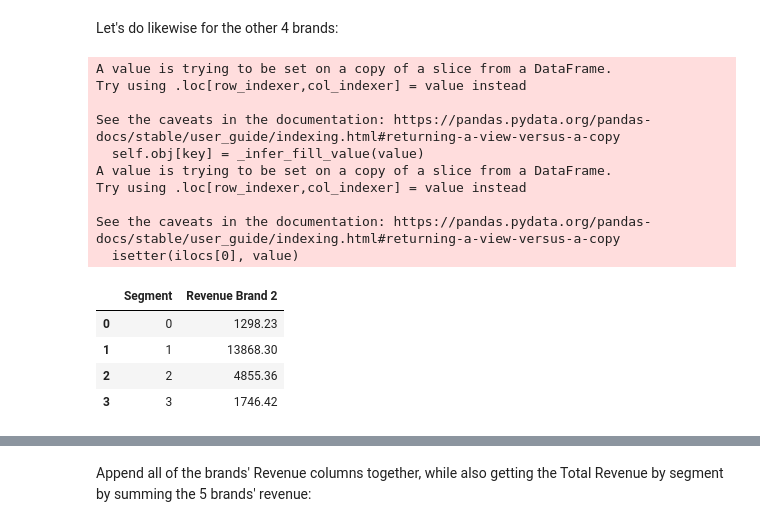
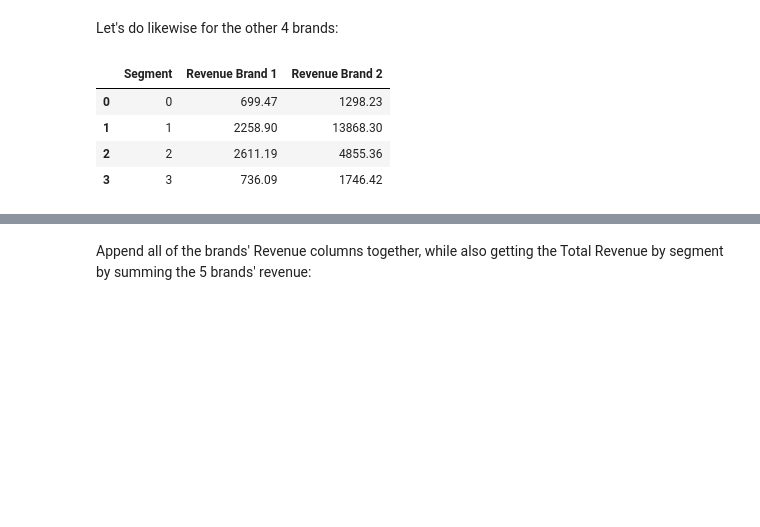
Before and after one commit to mihnguyen/udemy-customer-analytics, a Jupyter notebook: purchase-prediction/notebook_Purchase_Prediction_Pt1_Descriptive_Analysis.ipynb, the cells around one changed output, grey strips where cells are left out. Cells and saved outputs as stored; diff of their text form; code cells hidden in the pictures; blank space fills up the shorter version.

```diff
--- a/purchase-prediction/notebook_Purchase_Prediction_Pt1_Descriptive_Analysis.ipynb
+++ b/purchase-prediction/notebook_Purchase_Prediction_Pt1_Descriptive_Analysis.ipynb
@@ -430,3 +430,9 @@ Note that Brand_1 to Brand 5 are arranged in increasing order of expensiveness.
 ####Brand Revenues
 Now, let's calculate the revenue for each brand, as summed by the revenue of all customer segments. Recall that:
 Revenue = Price * Quantity
+# %%
+# Get purchases for Brand 1
+temp = df_purchase_predictors.copy()
+temp = temp.loc[temp['Brand'] == 1]
+
+temp.head()
@@ -433,9 +446,8 @@ Revenue = Price * Quantity
 # %%
-# Get purchases for Brand 1
-temp = df_purchase_predictors[df_purchase_predictors['Brand'] == 1]
+# Create Revenue_Brand_1 column, calculated using the formula Revenue = Price * Quantity and data provided in the original dataset
+# temp.loc[:, 'Revenue Brand 1'] = temp['Price_1'] * temp['Quantity']
 
-# Create Revenue_Brand_1 column, calculated using the formula Revenue = Price * Quantity and data provided in the original dataset
-temp.loc[:, 'Revenue Brand 1'] = temp['Price_1'] * temp['Quantity']
+temp['Revenue Brand 1'] = temp['Price_1'] * temp['Quantity']
 
-temp
+temp.head()
 # %% [output]
@@ -477,25 +472,15 @@ segments_brand_revenue
 # %% [markdown]
 Let's do likewise for the other 4 brands:
 # %%
-temp = df_purchase_predictors[df_purchase_predictors['Brand'] == 2]
-temp.loc[:, 'Revenue Brand 2'] = temp['Price_2'] * temp['Quantity']
-segments_brand_revenue = pd.DataFrame()
+temp = df_purchase_predictors.copy()
+temp = temp.loc[temp['Brand'] == 2]
+temp['Revenue Brand 2'] = temp['Price_2'] * temp['Quantity']
 segments_brand_revenue[['Segment', 'Revenue Brand 2']] = temp[['Segment', 'Revenue Brand 2']].groupby(['Segment'], as_index = False).sum()
 segments_brand_revenue
 # %% [output]
-A value is trying to be set on a copy of a slice from a DataFrame.
-Try using .loc[row_indexer,col_indexer] = value instead
-
-See the caveats in the documentation: https://pandas.pydata.org/pandas-docs/stable/user_guide/indexing.html#returning-a-view-versus-a-copy
-  self.obj[key] = _infer_fill_value(value)
-A value is trying to be set on a copy of a slice from a DataFrame.
-Try using .loc[row_indexer,col_indexer] = value instead
-
-See the caveats in the documentation: https://pandas.pydata.org/pandas-docs/stable/user_guide/indexing.html#returning-a-view-versus-a-copy
-  isetter(ilocs[0], value)
-|  | Segment | Revenue Brand 2 |
-| 0 | 0 | 1298.23 |
-| 1 | 1 | 13868.30 |
-| 2 | 2 | 4855.36 |
-| 3 | 3 | 1746.42 |
+|  | Segment | Revenue Brand 1 | Revenue Brand 2 |
+| 0 | 0 | 699.47 | 1298.23 |
+| 1 | 1 | 2258.90 | 13868.30 |
+| 2 | 2 | 2611.19 | 4855.36 |
+| 3 | 3 | 736.09 | 1746.42 |
 # %%
```
Also changed, not shown: parts of 8 cells of this notebook.
